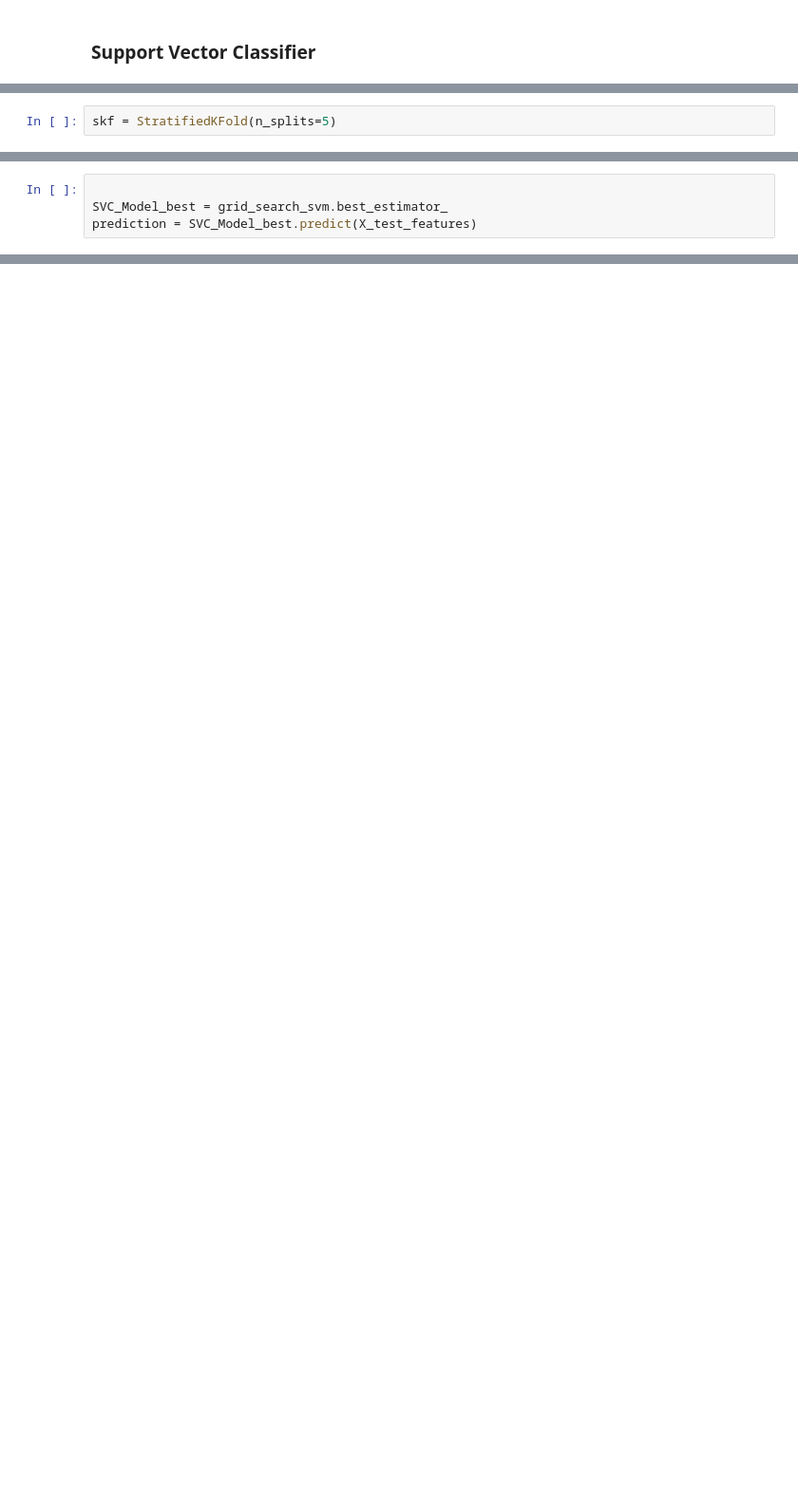
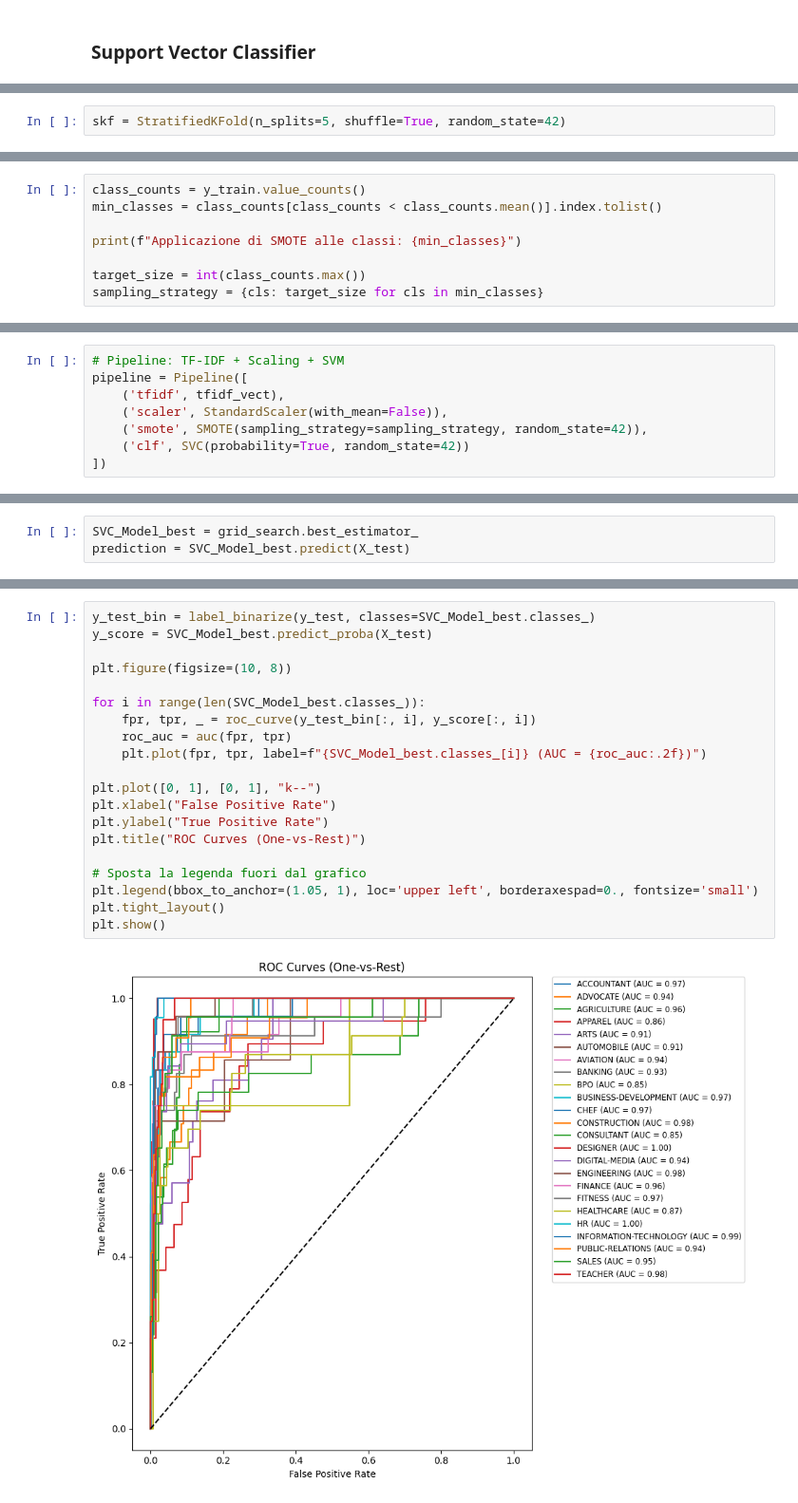
Before and after one commit to andreabochicchio02/ResumeMining, a Jupyter notebook: SVM/SVM_TFIDF.ipynb, the cells around one changed output, grey strips where cells are left out. Shown: that part at 95% size. Cells and saved outputs as stored; diff of their text form; blank space fills up the shorter version.

```diff
--- a/SVM/SVM_TFIDF.ipynb
+++ b/SVM/SVM_TFIDF.ipynb
@@ -103,4 +57,4 @@ def report(results, n_top=10):
             print(f"Parameters: {results['params'][candidate]}")
             print("")
 # %%
-skf = StratifiedKFold(n_splits=5)
+skf = StratifiedKFold(n_splits=5, shuffle=True, random_state=42)
@@ -134,0 +61,8 @@ grid_svm = GridSearchCV(
+# %%
+class_counts = y_train.value_counts()
+min_classes = class_counts[class_counts < class_counts.mean()].index.tolist()
+
+print(f"Applicazione di SMOTE alle classi: {min_classes}")
+
+target_size = int(class_counts.max())
+sampling_strategy = {cls: target_size for cls in min_classes}
@@ -135 +71,9 @@ grid_svm = GridSearchCV(
+# %%
+# Pipeline: TF-IDF + Scaling + SVM
+pipeline = Pipeline([
+    ('tfidf', tfidf_vect),
+    ('scaler', StandardScaler(with_mean=False)),
+    ('smote', SMOTE(sampling_strategy=sampling_strategy, random_state=42)),
+    ('clf', SVC(probability=True, random_state=42))
+])
 # %%
@@ -194,4 +151,3 @@ plt.show()
 # %%
-
-SVC_Model_best = grid_search_svm.best_estimator_
-prediction = SVC_Model_best.predict(X_test_features)
+SVC_Model_best = grid_search.best_estimator_
+prediction = SVC_Model_best.predict(X_test)
@@ -237,0 +189,22 @@ plt.show()
+# %%
+y_test_bin = label_binarize(y_test, classes=SVC_Model_best.classes_)
+y_score = SVC_Model_best.predict_proba(X_test)
+
+plt.figure(figsize=(10, 8))
+
+for i in range(len(SVC_Model_best.classes_)):
+    fpr, tpr, _ = roc_curve(y_test_bin[:, i], y_score[:, i])
+    roc_auc = auc(fpr, tpr)
+    plt.plot(fpr, tpr, label=f"{SVC_Model_best.classes_[i]} (AUC = {roc_auc:.2f})")
+
+plt.plot([0, 1], [0, 1], "k--")
+plt.xlabel("False Positive Rate")
+plt.ylabel("True Positive Rate")
+plt.title("ROC Curves (One-vs-Rest)")
+
+# Sposta la legenda fuori dal grafico
+plt.legend(bbox_to_anchor=(1.05, 1), loc='upper left', borderaxespad=0., fontsize='small')
+plt.tight_layout()
+plt.show()
+# %% [output]
+[figure, added]
```
Also changed, not shown: parts of 23 cells of this notebook, 6 other files.
